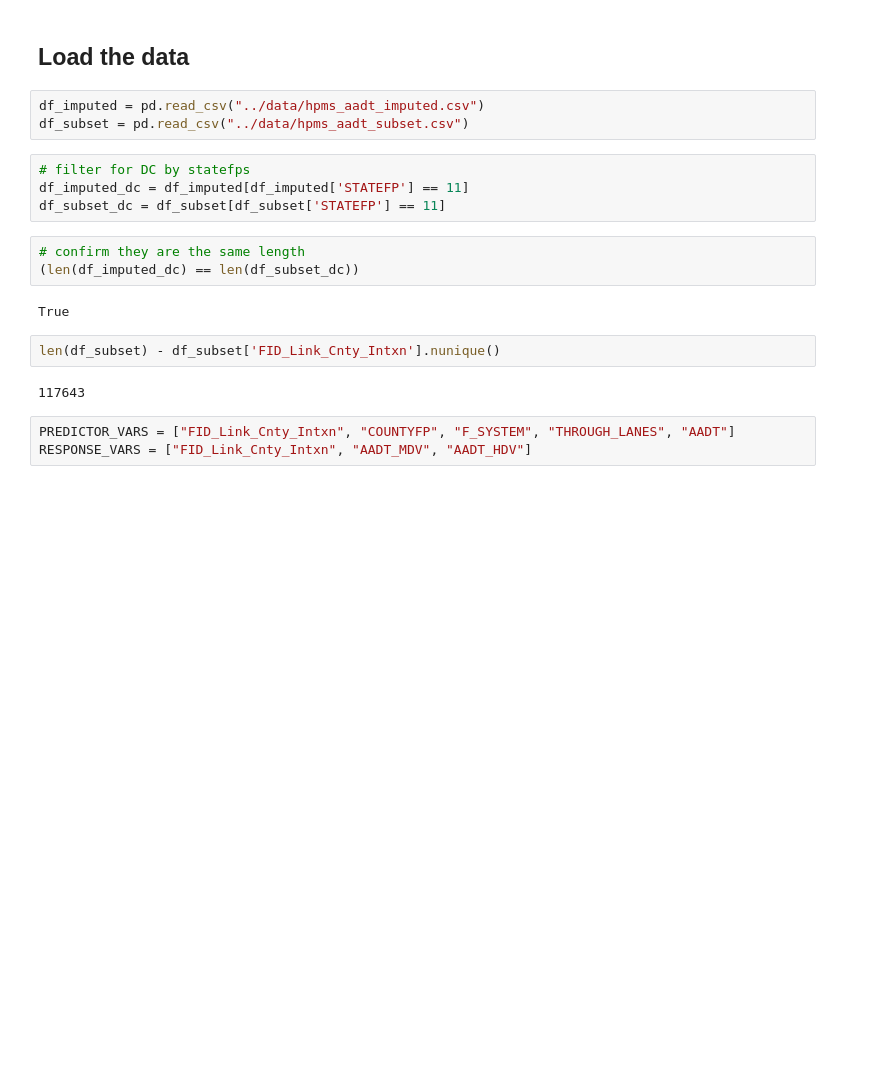
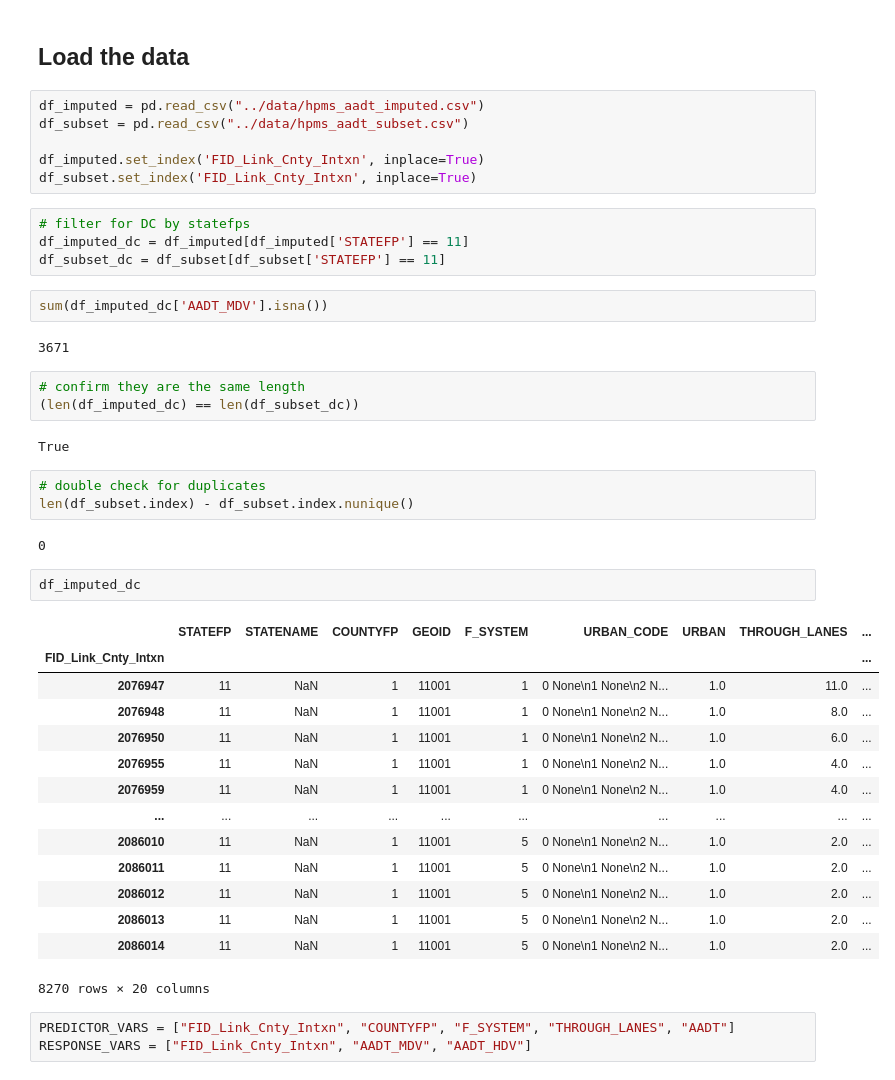
Before and after one commit to aviralchawla/HPMSTrafficData, a Jupyter notebook: src/aadt_ppc.ipynb, the cells around one changed output. Drawn from its saved outputs; the diff is of its cells as text; blank space fills up the shorter version.

```diff
--- a/src/aadt_ppc.ipynb
+++ b/src/aadt_ppc.ipynb
@@ -7,19 +7,44 @@ import matplotlib.pyplot as plt
 # %%
 df_imputed = pd.read_csv("../data/hpms_aadt_imputed.csv")
 df_subset = pd.read_csv("../data/hpms_aadt_subset.csv")
+
+df_imputed.set_index('FID_Link_Cnty_Intxn', inplace=True)
+df_subset.set_index('FID_Link_Cnty_Intxn', inplace=True)
 # %%
 # filter for DC by statefps
 df_imputed_dc = df_imputed[df_imputed['STATEFP'] == 11]
 df_subset_dc = df_subset[df_subset['STATEFP'] == 11]
+# %%
+sum(df_imputed_dc['AADT_MDV'].isna())
+# %% [output]
+3671
 # %%
 # confirm they are the same length
 (len(df_imputed_dc) == len(df_subset_dc))
 # %% [output]
 True
-# %%
-len(df_subset) - df_subset['FID_Link_Cnty_Intxn'].nunique()
-# %% [output]
-117643
+# %%
+# double check for duplicates
+len(df_subset.index) - df_subset.index.nunique()
+# %% [output]
+0
+# %%
+df_imputed_dc
+# %% [output]
+|  | STATEFP | STATENAME | COUNTYFP | GEOID | F_SYSTEM | URBAN_CODE | URBAN | THROUGH_LANES | ... |
+| FID_Link_Cnty_Intxn |  |  |  |  |  |  |  |  | ... |
+| 2076947 | 11 | NaN | 1 | 11001 | 1 | 0 None\n1 None\n2 N... | 1.0 | 11.0 | ... |
+| 2076948 | 11 | NaN | 1 | 11001 | 1 | 0 None\n1 None\n2 N... | 1.0 | 8.0 | ... |
+| 2076950 | 11 | NaN | 1 | 11001 | 1 | 0 None\n1 None\n2 N... | 1.0 | 6.0 | ... |
+| 2076955 | 11 | NaN | 1 | 11001 | 1 | 0 None\n1 None\n2 N... | 1.0 | 4.0 | ... |
+| 2076959 | 11 | NaN | 1 | 11001 | 1 | 0 None\n1 None\n2 N... | 1.0 | 4.0 | ... |
+| ... | ... | ... | ... | ... | ... | ... | ... | ... | ... |
+| 2086010 | 11 | NaN | 1 | 11001 | 5 | 0 None\n1 None\n2 N... | 1.0 | 2.0 | ... |
+| 2086011 | 11 | NaN | 1 | 11001 | 5 | 0 None\n1 None\n2 N... | 1.0 | 2.0 | ... |
+| 2086012 | 11 | NaN | 1 | 11001 | 5 | 0 None\n1 None\n2 N... | 1.0 | 2.0 | ... |
+| 2086013 | 11 | NaN | 1 | 11001 | 5 | 0 None\n1 None\n2 N... | 1.0 | 2.0 | ... |
+| 2086014 | 11 | NaN | 1 | 11001 | 5 | 0 None\n1 None\n2 N... | 1.0 | 2.0 | ... |
+8270 rows × 20 columns
 # %%
 PREDICTOR_VARS = ["FID_Link_Cnty_Intxn", "COUNTYFP", "F_SYSTEM", "THROUGH_LANES", "AADT"]
 RESPONSE_VARS = ["FID_Link_Cnty_Intxn", "AADT_MDV", "AADT_HDV"]
```
Also changed, not shown: parts of 4 cells of this notebook, 2 other files.
